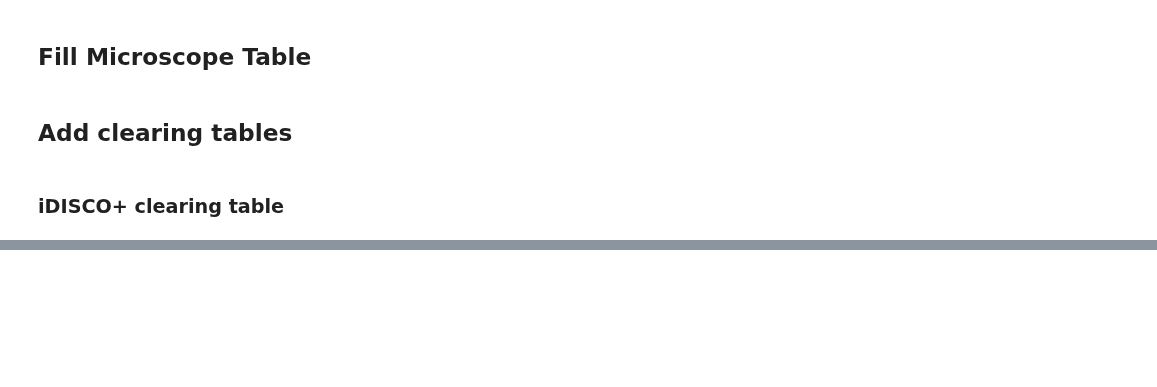
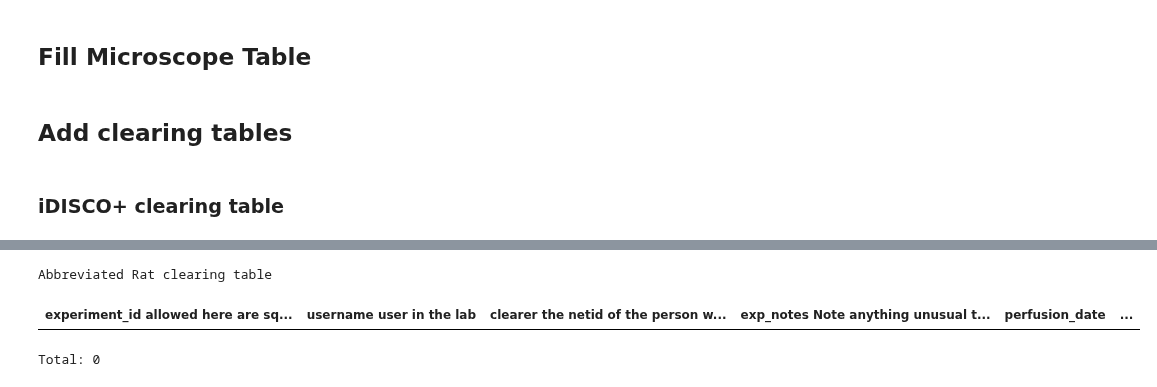
Before and after one commit to BrainCOGS/lightserv, a Jupyter notebook: notebooks/setup_datajoint.ipynb, the cells around one changed output, grey strips where cells are left out. Saved outputs shown, nothing was run; the diff lists cells and outputs as text; code cells hidden in the pictures; blank space fills up the shorter version.

```diff
--- a/notebooks/setup_datajoint.ipynb
+++ b/notebooks/setup_datajoint.ipynb
@@ -372,2 +376,34 @@ dj.__version__
+# %%
+@schema
+class IdiscoAbbreviatedRatClearing(dj.Manual): # dj.Manual is one of the 4 datajoint table types - Manual corresponds to externally inputted data
+        definition = """ # Abbreviated Rat clearing table
+        -> Experiment              # experiment_id, the primary key from the Experiment() table
+        ----
+        -> User                    # username, the researcher's netid from the User() table
+        clearer                                                  :   varchar(20)   # the netid of the person who did the clearing
+        exp_notes = ""                                           :   varchar(500)  # Note anything unusual that happened during experiment that could affect clearing
+        perfusion_date = NULL                                    :   date
+        time_pbs_wash1 = NULL                             :   datetime
+        time_pbs_wash2 = NULL                             :   datetime
+        time_pbs_wash3 = NULL                             :   datetime
+        time_dehydr_ch3oh_20percent_wash1 = NULL                 :   datetime
+        time_dehydr_ch3oh_40percent_wash1 = NULL                 :   datetime
+        time_dehydr_ch3oh_60percent_wash1 = NULL                 :   datetime
+        time_dehydr_ch3oh_80percent_wash1 = NULL                 :   datetime
+        time_dehydr_ch3oh_100percent_wash1 = NULL                :   datetime
+        time_dehydr_ch3oh_100percent_wash2 = NULL                :   datetime
+
+        time_dehydr_h202_wash1 = NULL                            :   datetime
+        time_dehydr_ch3oh_100percent_wash3 = NULL                :   datetime
+        time_dehydr_ch3oh_100percent_wash4 = NULL                :   datetime
+        time_dehydr_ch3oh_100percent_wash5 = NULL                :   datetime
+
+        time_dehydr_dcm_66percent_ch3oh_33percent = NULL         :   datetime
+        time_dehydr_dcm_wash1 = NULL                             :   datetime
+        time_dehydr_dcm_wash2 = NULL                             :   datetime
+        time_dehydr_dbe_wash1 = NULL                             :   datetime
+        time_dehydr_dbe_wash2 = NULL                             :   datetime
+        clearing_notes = ""                                      : varchar(500)
+        """
 # %%
 dj.ERD(schema)
@@ -432,0 +412,6 @@ class IdiscoAbbreviatedClearing(dj.Manual): # dj.Manual is one of the 4 datajoin
+# %%
+IdiscoAbbreviatedRatClearing()
+# %% [output]
+Abbreviated Rat clearing table
+| experiment_id allowed here are sq... | username user in the lab | clearer the netid of the person w... | exp_notes Note anything unusual t... | perfusion_date | ... |
+Total: 0
```
Also changed, not shown: parts of 26 cells of this notebook, 4 other files.
